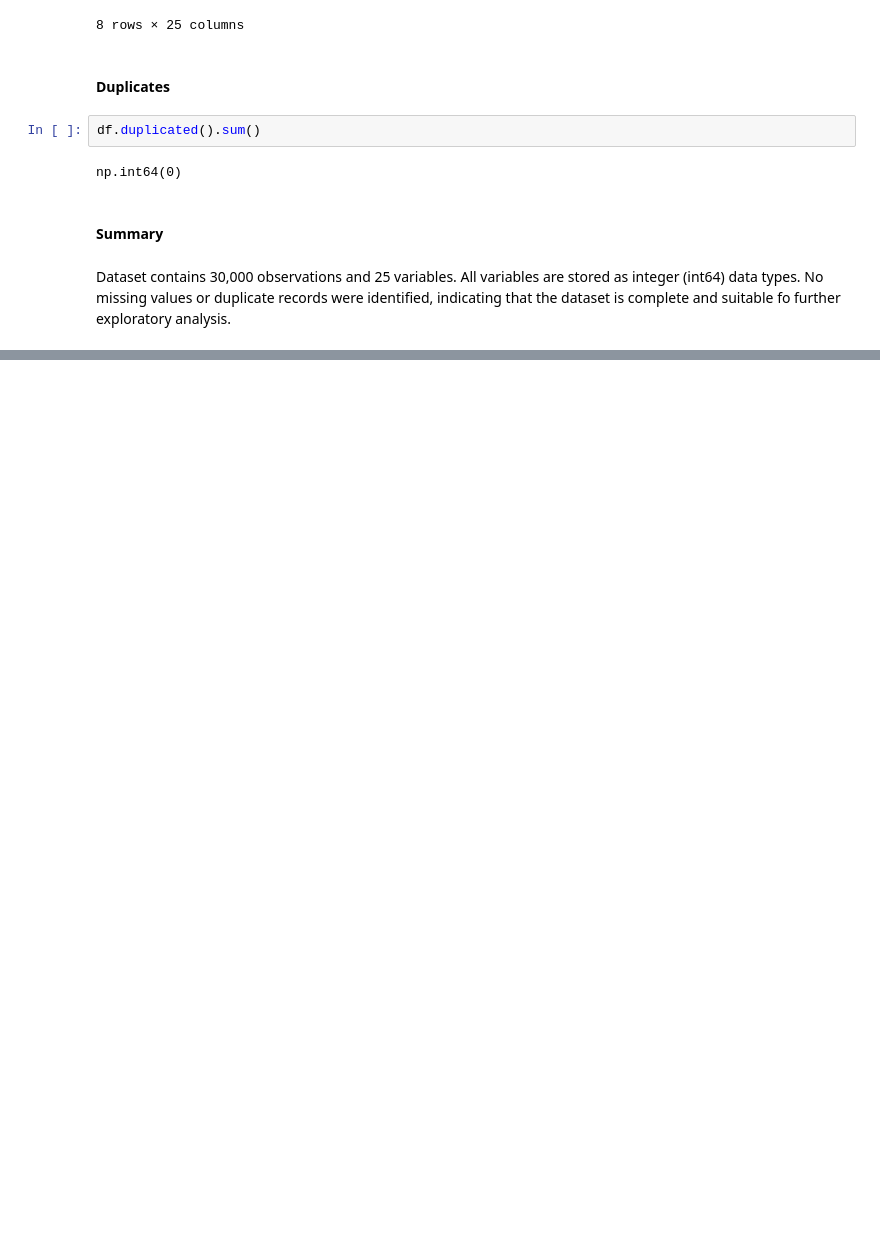
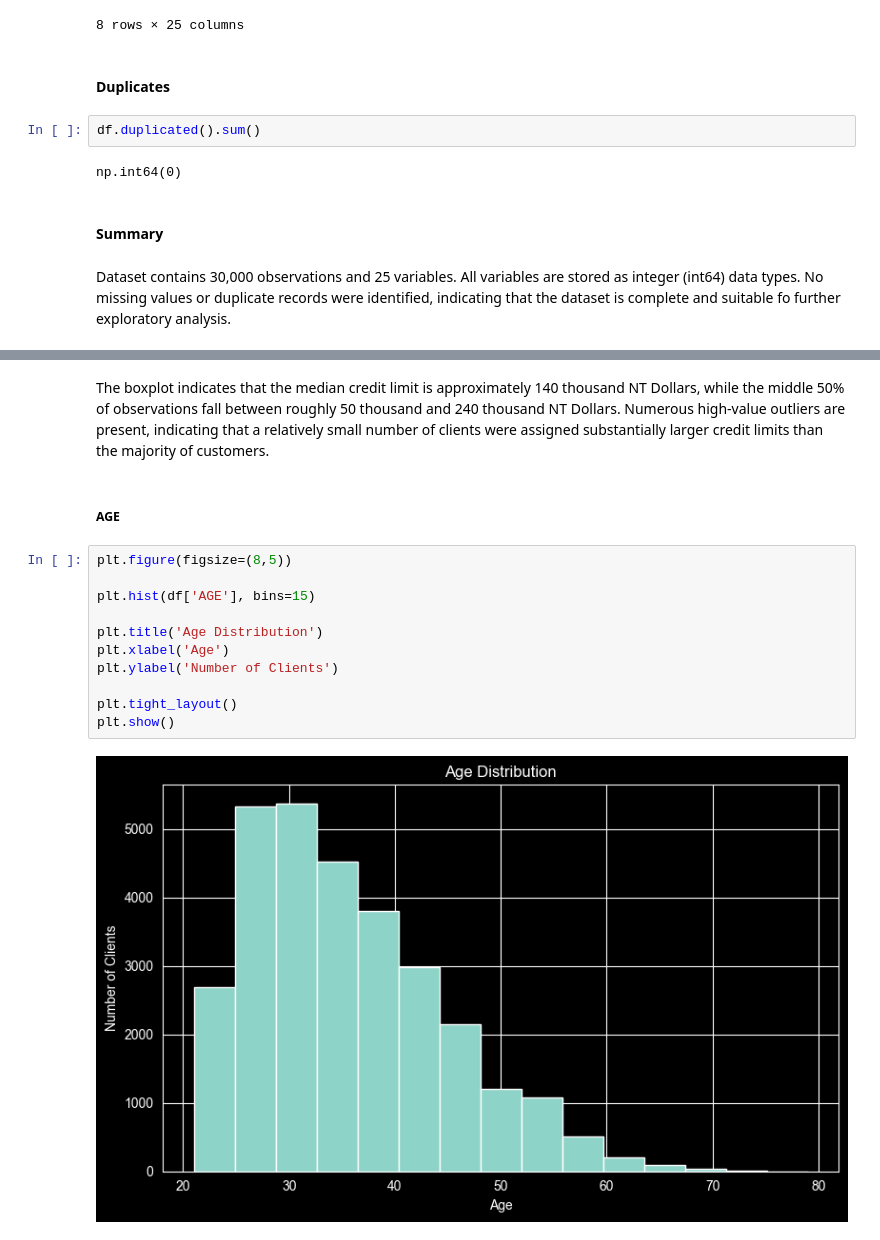
Before and after one commit to dvsdevious/credit-default-logistic-regression, a Jupyter notebook: notebooks/01_eda.ipynb, the cells around one changed output, grey strips where cells are left out. Cells and saved outputs as stored; diff of their text form; blank space fills up the shorter version.

```diff
--- a/notebooks/01_eda.ipynb
+++ b/notebooks/01_eda.ipynb
@@ -74,0 +158,17 @@ Dataset contains 30,000 observations and 25 variables. All variables are stored
+# %% [markdown]
+The boxplot indicates that the median credit limit is approximately 140 thousand NT Dollars, while the middle 50% of observations fall between roughly 50 thousand and 240 thousand NT Dollars. Numerous high-value outliers are present, indicating that a relatively small number of clients were assigned substantially larger credit limits than the majority of customers.
+# %% [markdown]
+##### AGE
+# %%
+plt.figure(figsize=(8,5))
+
+plt.hist(df['AGE'], bins=15)
+
+plt.title('Age Distribution')
+plt.xlabel('Age')
+plt.ylabel('Number of Clients')
+
+plt.tight_layout()
+plt.show()
+# %% [output]
+[figure, added]
```
Also changed, not shown: parts of 35 cells of this notebook.
